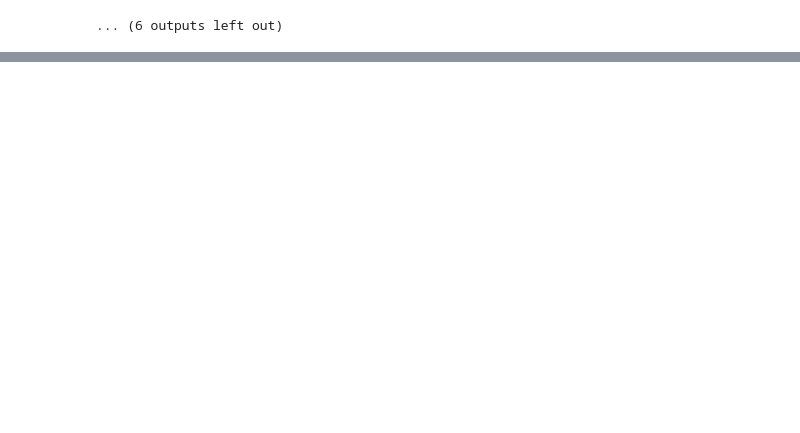
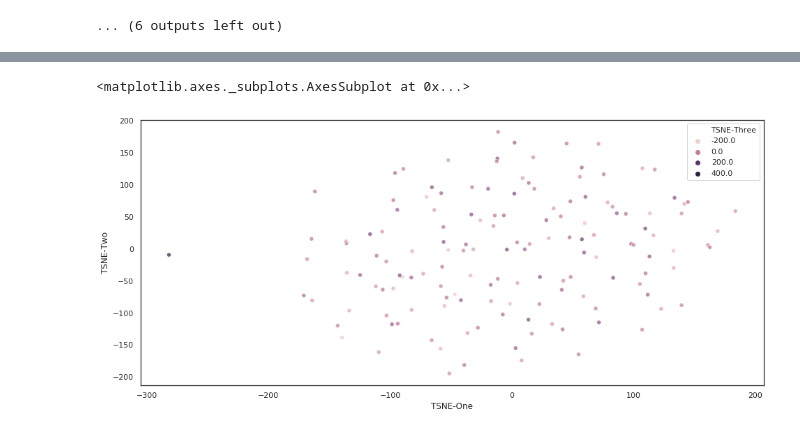
Before and after one commit to danielbulger/league-analysis, a Jupyter notebook: league-analysis.ipynb, the cells around one changed output, grey strips where cells are left out. Drawn from its saved outputs; the diff is of its cells as text; code cells hidden in the pictures; blank space fills up the shorter version.

Commit message:
Added TSNE visualisation of the stats

```diff
--- a/league-analysis.ipynb
+++ b/league-analysis.ipynb
@@ -139,3 +139,16 @@ for column in columns[3:]:
 [figure]
 [figure]
 ... (6 outputs left out)
+# %%
+from sklearn import cluster
+
+stats_dataset = df.drop(columns=['id', 'primary', 'secondary'])
+
+cluster = sklearn.cluster.KMeans(n_clusters=10)
+cluster.fit(stats_dataset.values)
+
+y_kmeans = cluster.predict(stats_dataset)
+
+results = pd.DataFrame([df.id, y_kmeans]).T
+results.columns = ['id', 'cluster']
+sns.countplot(x='cluster', data=results)
@@ -141,0 +158,18 @@ for column in columns[3:]:
+# %%
+from sklearn.manifold import TSNE
+
+tsne = TSNE(n_components=3)
+results = pd.DataFrame.from_records(tsne.fit_transform(stats_dataset))
+results.columns = ['TSNE-One', 'TSNE-Two', 'TSNE-Three']
+
+plt.figure(figsize=(16,7))
+sns.scatterplot(
+    x='TSNE-One',
+    y='TSNE-Two',
+    hue='TSNE-Three',
+    data=results,
+    alpha=0.7
+)
+# %% [output]
+<matplotlib.axes._subplots.AxesSubplot at 0x...>
+[figure, added]
```
Also changed, not shown: parts of 4 cells of this notebook.
